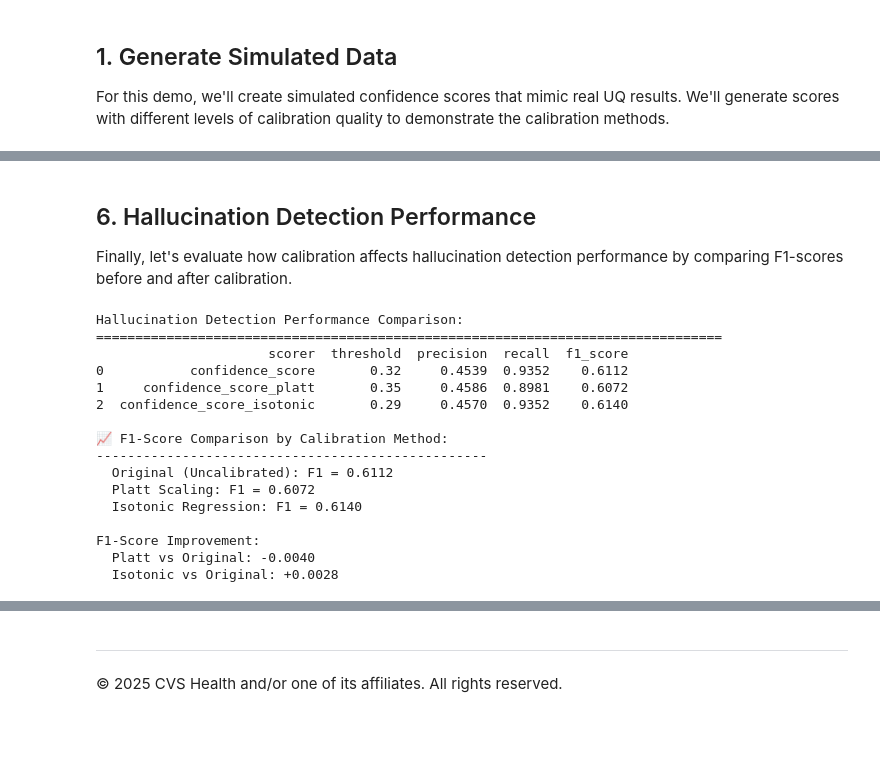
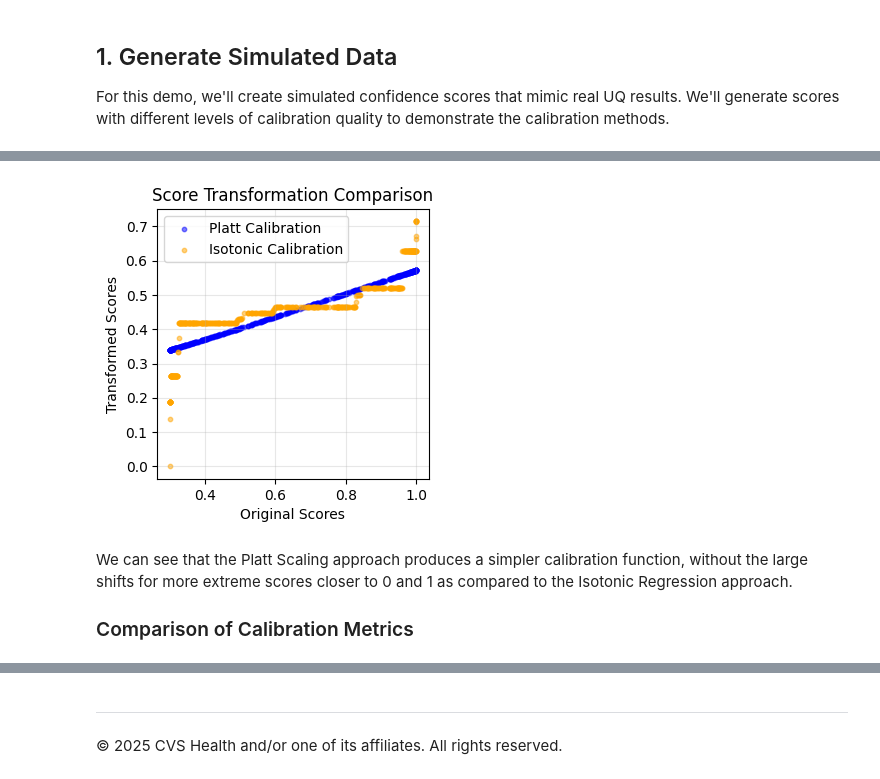
Before and after one commit to jmabry/uqlm, a Jupyter notebook: examples/calibration_demo.ipynb, the cells around one changed output, grey strips where cells are left out. Cells and saved outputs as stored; diff of their text form; code cells hidden in the pictures; blank space fills up the shorter version.

Commit message:
refined demo of calibrators

```diff
--- a/examples/calibration_demo.ipynb
+++ b/examples/calibration_demo.ipynb
@@ -231,71 +145,9 @@ MCE: 0.4544 → 0.0831 (Platt) | 0.3750 (Isotonic)
-# %% [markdown]
-## 6. Hallucination Detection Performance
-
-Finally, let's evaluate how calibration affects hallucination detection performance by comparing F1-scores before and after calibration.
-# %%
-# Evaluate all scorers (original + calibrated)
-all_scorers = ["confidence_score", "confidence_score_platt", "confidence_score_isotonic"]
-
-t = Tuner()
-results_comparison = []
-
-for scorer in all_scorers:
-    y_scores = test_df_calibrated[scorer].values
-    correct_indicators = test_df_calibrated["correct"].values
-
-    # Find optimal threshold
-    best_threshold = t.tune_threshold(y_scores=y_scores, correct_indicators=correct_indicators, thresh_objective="fbeta_score")
-
-    # Make predictions
-    y_pred = (y_scores > best_threshold).astype(int)
-
-    # Calculate metrics
-    precision = precision_score(y_true=correct_indicators, y_pred=y_pred)
-    recall = recall_score(y_true=correct_indicators, y_pred=y_pred)
-    f1 = f1_score(y_true=correct_indicators, y_pred=y_pred)
-
-    results_comparison.append({"scorer": scorer, "threshold": best_threshold, "precision": precision, "recall": recall, "f1_score": f1})
-
-# Convert to DataFrame for better display
-comparison_df = pd.DataFrame(results_comparison)
-print("Hallucination Detection Performance Comparison:")
-print("=" * 80)
-print(comparison_df.round(4))
-
-# Summary by method
-print("\n📈 F1-Score Comparison by Calibration Method:")
-print("-" * 50)
-for _, row in comparison_df.iterrows():
-    if row["scorer"] == "confidence_score":
-        method = "Original (Uncalibrated)"
-    elif "platt" in row["scorer"]:
-        method = "Platt Scaling"
-    else:
-        method = "Isotonic Regression"
-    print(f"  {method}: F1 = {row['f1_score']:.4f}")
-
-# Show improvement
-original_f1 = comparison_df[comparison_df["scorer"] == "confidence_score"]["f1_score"].iloc[0]
-platt_f1 = comparison_df[comparison_df["scorer"] == "confidence_score_platt"]["f1_score"].iloc[0]
-isotonic_f1 = comparison_df[comparison_df["scorer"] == "confidence_score_isotonic"]["f1_score"].iloc[0]
-
-print("\nF1-Score Improvement:")
-print(f"  Platt vs Original: {platt_f1 - original_f1:+.4f}")
-print(f"  Isotonic vs Original: {isotonic_f1 - original_f1:+.4f}")
-# %% [output]
-Hallucination Detection Performance Comparison:
-================================================================================
-                      scorer  threshold  precision  recall  f1_score
-0           confidence_score       0.32     0.4539  0.9352    0.6112
-1     confidence_score_platt       0.35     0.4586  0.8981    0.6072
-2  confidence_score_isotonic       0.29     0.4570  0.9352    0.6140
-
-📈 F1-Score Comparison by Calibration Method:
---------------------------------------------------
-  Original (Uncalibrated): F1 = 0.6112
-  Platt Scaling: F1 = 0.6072
-  Isotonic Regression: F1 = 0.6140
-
-F1-Score Improvement:
-  Platt vs Original: -0.0040
-  Isotonic vs Original: +0.0028
+# %%
+calibrators, comparison_metrics, figures = fit_and_evaluate_calibrators(scores=df["confidence_score"], correct_labels=df["correct"], test_size=0.5, random_state=42, methods=["platt", "isotonic"])
+figures["transformation_comparison"]
+# %% [output]
+[figure, added]
+# %% [markdown]
+We can see that the Platt Scaling approach produces a simpler calibration function, without the large shifts for more extreme scores closer to 0 and 1 as compared to the Isotonic Regression approach.
+
+### Comparison of Calibration Metrics
```
Also changed, not shown: parts of 24 cells of this notebook, 3 other files.
